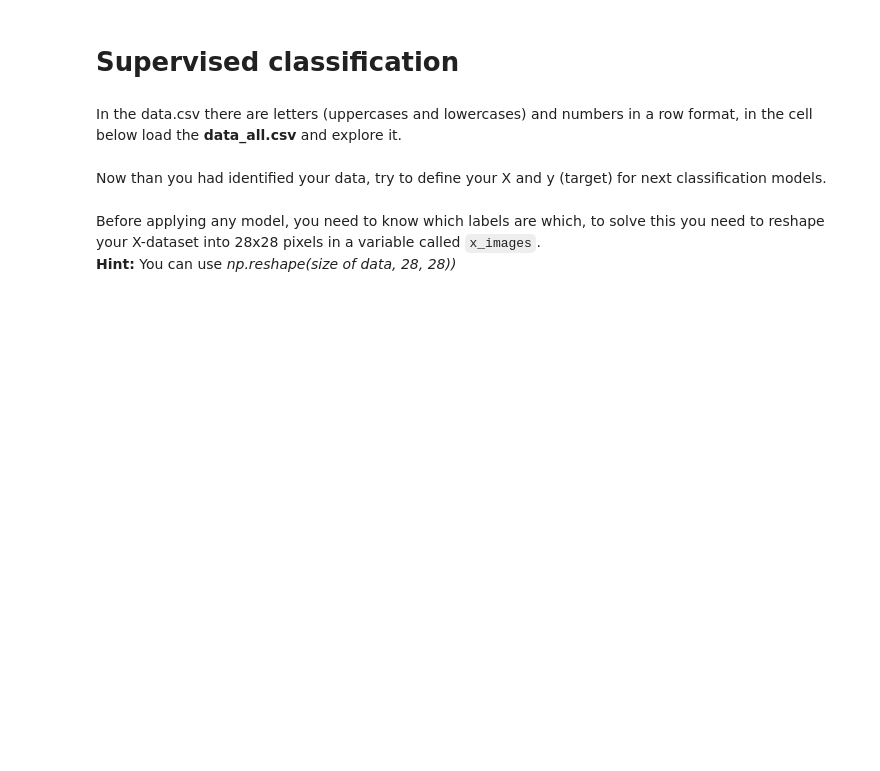
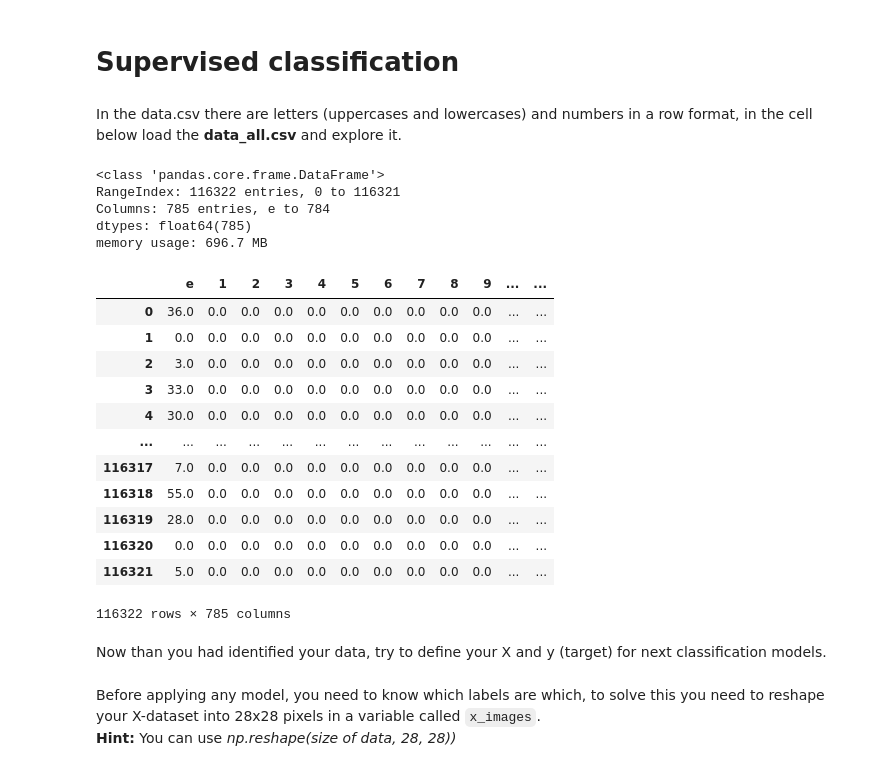
Before and after one commit to ta-data-mexpt/lab-supervised-classification, a Jupyter notebook: Supervised Classification.ipynb, the cells around one changed output. Drawn from its saved outputs; the diff is of its cells as text; code cells hidden in the pictures; blank space fills up the shorter version.

```diff
--- a/Supervised Classification.ipynb
+++ b/Supervised Classification.ipynb
@@ -10,3 +19,27 @@ df =
+# %%
+df.info()
+# %% [output]
+<class 'pandas.core.frame.DataFrame'>
+RangeIndex: 116322 entries, 0 to 116321
+Columns: 785 entries, e to 784
+dtypes: float64(785)
+memory usage: 696.7 MB
+# %%
+df
+# %% [output]
+|  | e | 1 | 2 | 3 | 4 | 5 | 6 | 7 | 8 | 9 | ... | ... |
+| 0 | 36.0 | 0.0 | 0.0 | 0.0 | 0.0 | 0.0 | 0.0 | 0.0 | 0.0 | 0.0 | ... | ... |
+| 1 | 0.0 | 0.0 | 0.0 | 0.0 | 0.0 | 0.0 | 0.0 | 0.0 | 0.0 | 0.0 | ... | ... |
+| 2 | 3.0 | 0.0 | 0.0 | 0.0 | 0.0 | 0.0 | 0.0 | 0.0 | 0.0 | 0.0 | ... | ... |
+| 3 | 33.0 | 0.0 | 0.0 | 0.0 | 0.0 | 0.0 | 0.0 | 0.0 | 0.0 | 0.0 | ... | ... |
+| 4 | 30.0 | 0.0 | 0.0 | 0.0 | 0.0 | 0.0 | 0.0 | 0.0 | 0.0 | 0.0 | ... | ... |
+| ... | ... | ... | ... | ... | ... | ... | ... | ... | ... | ... | ... | ... |
+| 116317 | 7.0 | 0.0 | 0.0 | 0.0 | 0.0 | 0.0 | 0.0 | 0.0 | 0.0 | 0.0 | ... | ... |
+| 116318 | 55.0 | 0.0 | 0.0 | 0.0 | 0.0 | 0.0 | 0.0 | 0.0 | 0.0 | 0.0 | ... | ... |
+| 116319 | 28.0 | 0.0 | 0.0 | 0.0 | 0.0 | 0.0 | 0.0 | 0.0 | 0.0 | 0.0 | ... | ... |
+| 116320 | 0.0 | 0.0 | 0.0 | 0.0 | 0.0 | 0.0 | 0.0 | 0.0 | 0.0 | 0.0 | ... | ... |
+| 116321 | 5.0 | 0.0 | 0.0 | 0.0 | 0.0 | 0.0 | 0.0 | 0.0 | 0.0 | 0.0 | ... | ... |
+116322 rows × 785 columns
 # %% [markdown]
 
 Now than you had identified your data, try to define your X and y (target) for next classification models.
```
Also changed, not shown: parts of 49 cells of this notebook.
